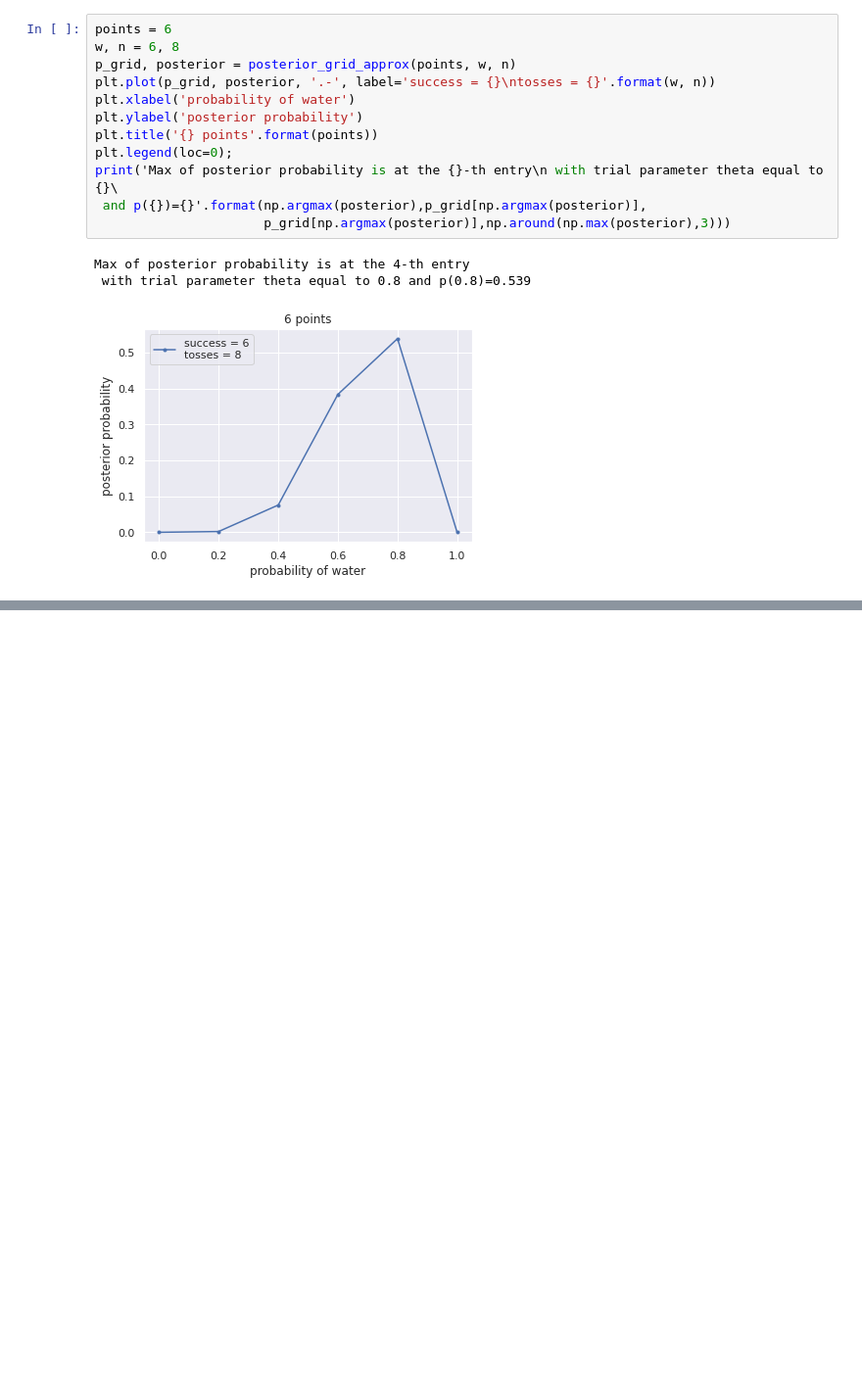
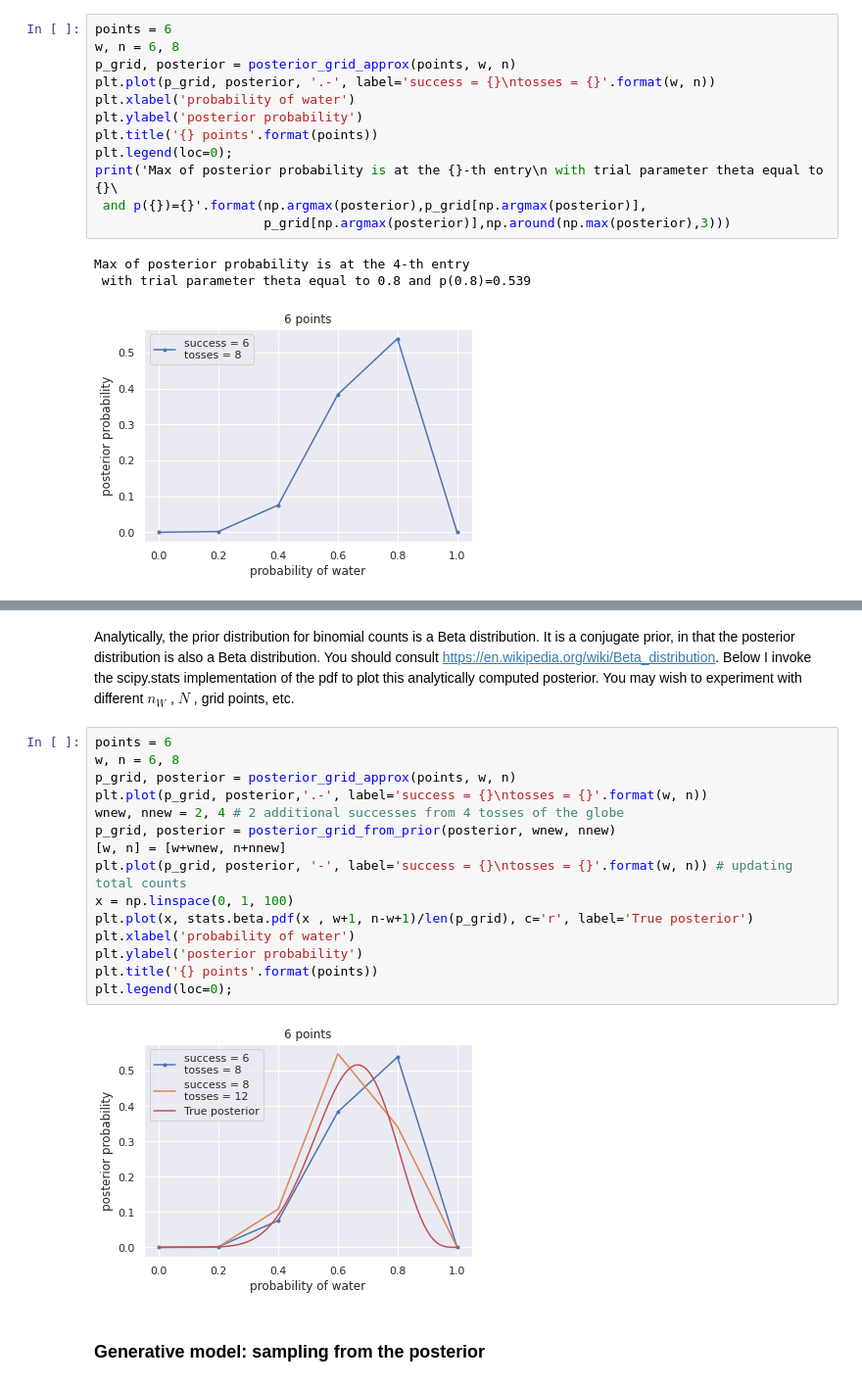
Before and after one commit to benwtks/machine-learning, a Jupyter notebook: lab3.ipynb, the cells around one changed output, grey strips where cells are left out. Shown at 98% size. Saved outputs shown, nothing was run; the diff lists cells and outputs as text; blank space fills up the shorter version.

```diff
--- a/lab3.ipynb
+++ b/lab3.ipynb
@@ -521,0 +573,21 @@ Max of posterior probability is at the 4-th entry
+# %% [markdown]
+Analytically, the prior distribution for binomial counts is a Beta distribution. It is a conjugate prior, in that the posterior distribution is also a Beta distribution. You should consult https://en.wikipedia.org/wiki/Beta_distribution. Below I invoke the scipy.stats implementation of the pdf to plot this analytically computed posterior. You may wish to experiment with different  $n_W$ ,  $N$ , grid points, etc.
+# %%
+points = 6
+w, n = 6, 8
+p_grid, posterior = posterior_grid_approx(points, w, n)
+plt.plot(p_grid, posterior,'.-', label='success = {}\ntosses = {}'.format(w, n))
+wnew, nnew = 2, 4 # 2 additional successes from 4 tosses of the globe
+p_grid, posterior = posterior_grid_from_prior(posterior, wnew, nnew)
+[w, n] = [w+wnew, n+nnew]
+plt.plot(p_grid, posterior, '-', label='success = {}\ntosses = {}'.format(w, n)) # updating total counts
+x = np.linspace(0, 1, 100)
+plt.plot(x, stats.beta.pdf(x , w+1, n-w+1)/len(p_grid), c='r', label='True posterior')
+plt.xlabel('probability of water')
+plt.ylabel('posterior probability')
+plt.title('{} points'.format(points))
+plt.legend(loc=0);
+# %% [output]
+[figure, added]
+# %% [markdown]
+### Generative model: sampling from the posterior
```
Also changed, not shown: parts of 14 cells of this notebook.
